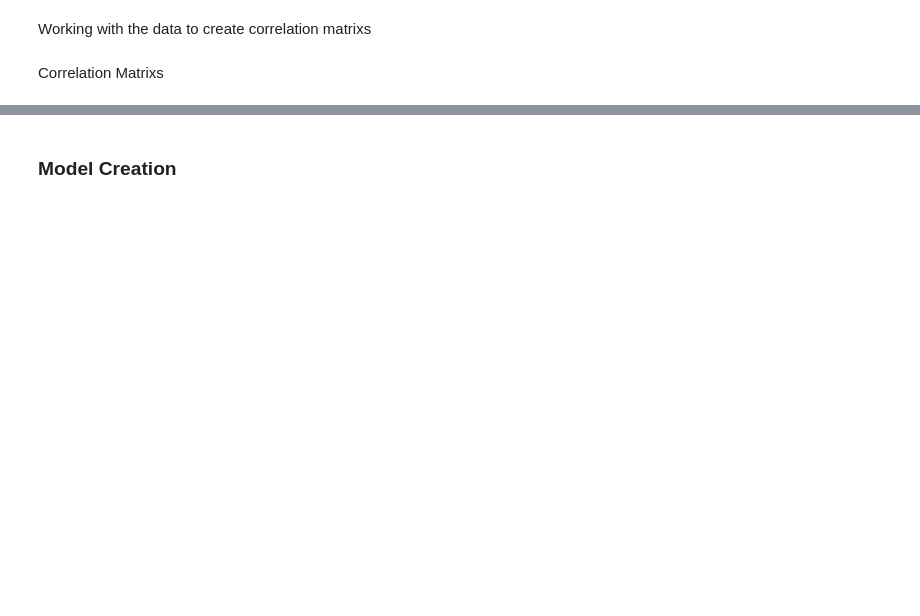
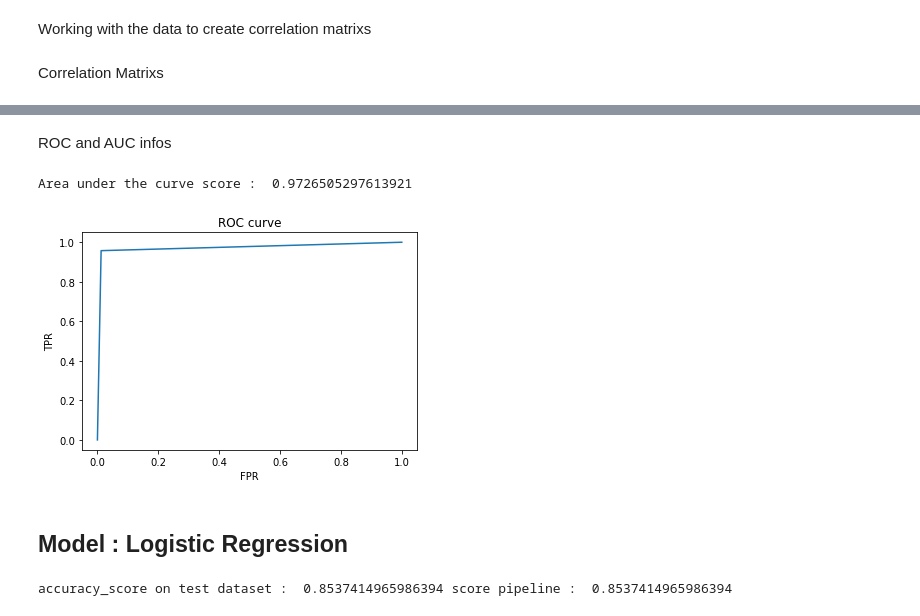
Before and after one commit to Plexiglace-EL/projet-IA, a Jupyter notebook: Model.ipynb, the cells around one changed output, grey strips where cells are left out. Drawn from its saved outputs; the diff is of its cells as text; code cells hidden in the pictures; blank space fills up the shorter version.

```diff
--- a/Model.ipynb
+++ b/Model.ipynb
@@ -280,2 +364,33 @@ cm_display = ConfusionMatrixDisplay(confusion).plot()
+# %% [markdown]
+ROC and AUC infos
+# %%
+from sklearn.metrics import roc_curve, roc_auc_score
+print ("Area under the curve score : "  ,roc_auc_score(y_test,predict))
+fpr, tpr, _ = roc_curve(y_test, predict)
+plt.clf()
+plt.plot(fpr, tpr)
+plt.xlabel('FPR')
+plt.ylabel('TPR')
+plt.title('ROC curve')
+plt.show()
+# %% [output]
+Area under the curve score :  0.9726505297613921
+[figure, added]
 # %% [markdown]
-### Model Creation
+## Model : Logistic Regression
+# %%
+from sklearn.linear_model import LogisticRegression
+
+
+pipeline = Pipeline(
+    [
+        ('logReg', LogisticRegression())
+    ]
+)
+pipeline.fit(X_train, y_train)
+score = pipeline.score(X_Test, y_test)
+predict = pipeline.predict(X_Test)
+trainaccuracy = accuracy_score(y_test,predict)
+print('accuracy_score on test dataset : ', trainaccuracy, "score pipeline : ",score)
+# %% [output]
+accuracy_score on test dataset :  0.8537414965986394 score pipeline :  0.8537414965986394
```
Also changed, not shown: parts of 30 cells of this notebook.
